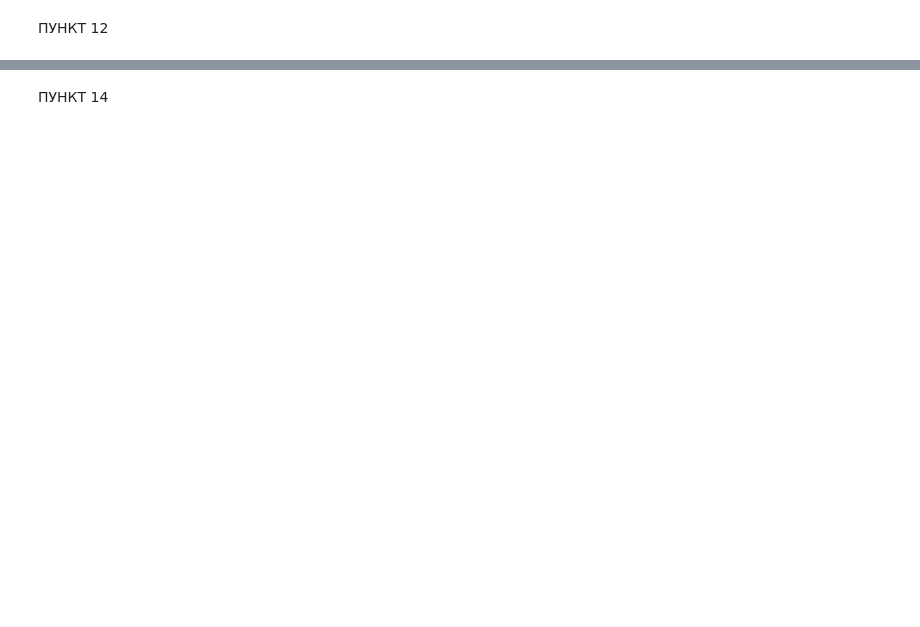
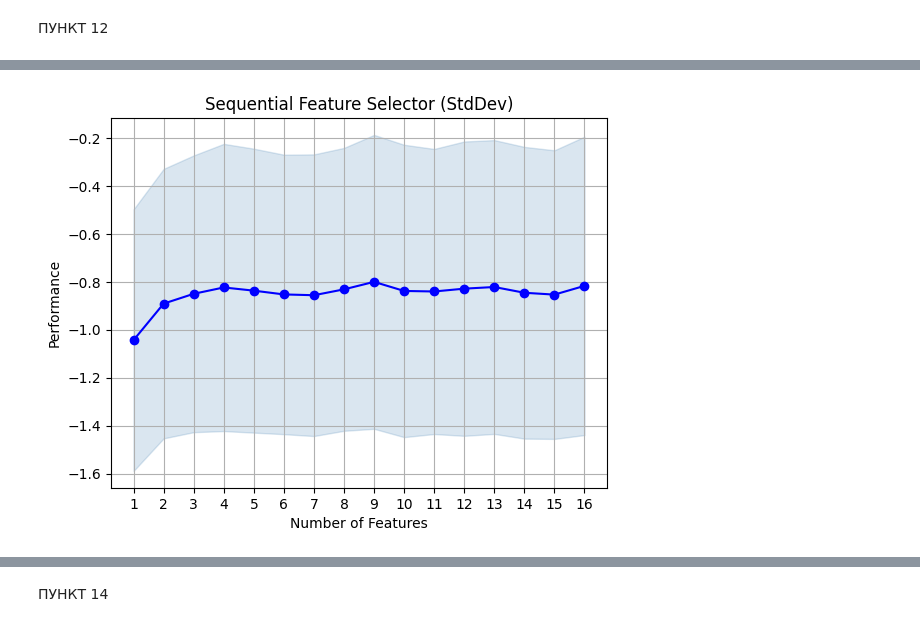
Before and after one commit to gorg20121/LR1_IIS, a Jupyter notebook: research/research.ipynb, the cells around one changed output, grey strips where cells are left out. Cells and saved outputs as stored; diff of their text form; code cells hidden in the pictures; blank space fills up the shorter version.

```diff
--- a/research/research.ipynb
+++ b/research/research.ipynb
@@ -23,7 +23,7 @@ Error:
 # %% [markdown]
 Подгружаем очищенную выборку
 # %%
-df = pd.read_pickle('/home/mainuser/LAB2/LR1_IIS/data/clean_car_data.pkl').sample(frac=0.1, random_state = 2)
+df = pd.read_pickle('/Users/Desktop/LR1_IIS/data/clean_car_data.pkl').sample(frac=0.1, random_state = 2)
 df.info()
 # %% [output]
 <class 'pandas.core.frame.DataFrame'>
@@ -366,0 +296,83 @@ mse: 776.2754
+# %%
+from sklearn.preprocessing import OneHotEncoder
+from sklearn.compose import ColumnTransformer
+from sklearn.ensemble import RandomForestRegressor
+from sklearn.pipeline import Pipeline
+from sklearn.metrics import mean_absolute_error, mean_squared_error, mean_absolute_percentage_error
+from mlxtend.feature_selection import SequentialFeatureSelector as SFS
+
+# Обновлённые списки признаков
+categorical_features = ['Car_Name', 'Fuel_Type', 'Selling_type', 'Transmission', 'Owner', 'Fuel_type']
+numerical_features = ['Selling_Price', 'Driven_kms']
+
+
+# Настройка ColumnTransformer с OneHotEncoder
+preprocessor = ColumnTransformer(
+    transformers=[
+        ('cat', OneHotEncoder(handle_unknown='ignore'), categorical_features),  # Игнорируем неизвестные категории
+        ('num', 'passthrough', numerical_features)
+    ]
+)
+
+# Преобразование данных
+X_train_fe_sklearn = preprocessor.fit_transform(X_train)
+X_test_fe_sklearn = preprocessor.transform(X_test)
+
+# Sequential Feature Selector
+model = RandomForestRegressor(n_estimators=100, random_state=42)
+sfs = SFS(
+    estimator=model,
+    k_features=int(X_train_fe_sklearn.shape[1] * 0.5),  # Выбираем 50% признаков
+    forward=True,
+    floating=False,
+    scoring='neg_mean_absolute_error',
+    cv=3,
+    n_jobs=-1
+)
+
+# Обучение SFS
+sfs.fit(X_train_fe_sklearn, y_train)
+
+# Получение выбранных признаков
+selected_indices = list(sfs.k_feature_idx_)
+selected_columns = list(sfs.k_feature_names_)
+
+print("Выбранные индексы:", selected_indices)
+print("Выбранные признаки:", selected_columns)
+
+# Сохранение выбранных признаков в файлы
+with open('selected_indices.txt', 'w') as f:
+    f.write('\n'.join(map(str, selected_indices)))
+
+with open('selected_columns.txt', 'w') as f:
+    f.write('\n'.join(selected_columns))
+
+# Визуализация метрик
+from mlxtend.plotting import plot_sequential_feature_selection as plot_sfs
+import matplotlib.pyplot as plt
+
+fig = plot_sfs(sfs.get_metric_dict(), kind='std_dev')
+plt.title('Sequential Feature Selector (StdDev)')
+plt.grid()
+plt.show()
+
+# Обучение модели с выбранными признаками
+X_train_selected = X_train_fe_sklearn[:, selected_indices]
+X_test_selected = X_test_fe_sklearn[:, selected_indices]
+
+pipeline = Pipeline(steps=[
+    ('model', RandomForestRegressor(random_state=42))
+])
+
+pipeline.fit(X_train_selected, y_train)
+
+# Предсказания и метрики
+predictions = pipeline.predict(X_test_selected)
+metrics = {
+    "mae": mean_absolute_error(y_test, predictions),
+    "mape": mean_absolute_percentage_error(y_test, predictions),
+    "mse": mean_squared_error(y_test, predictions)
+}
+
+print("Метрики:", metrics)
+# %% [output]
@@ -366,0 +381 @@ mse: 776.2754
+[figure, added]
```
Also changed, not shown: parts of 20 cells of this notebook, 19 other files.
